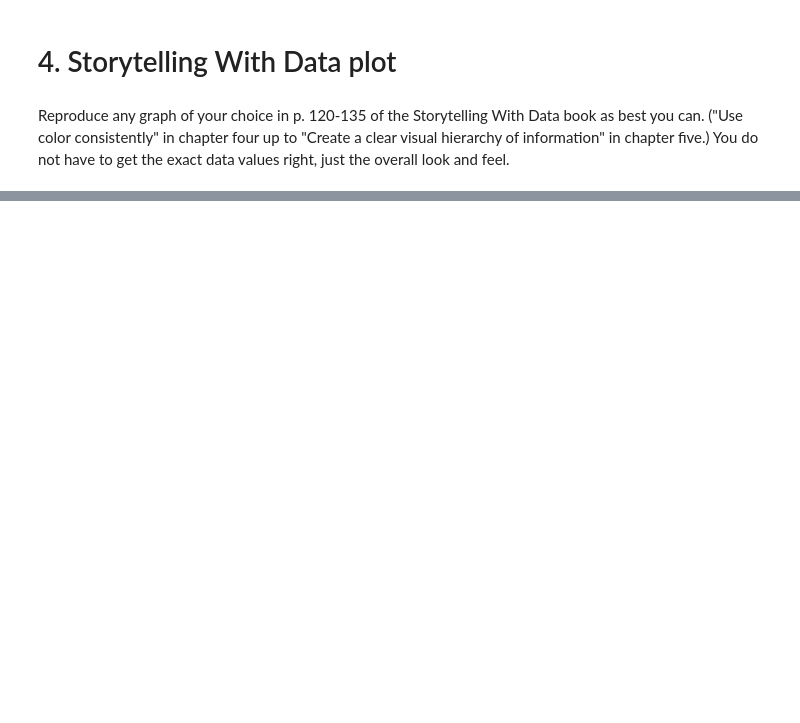
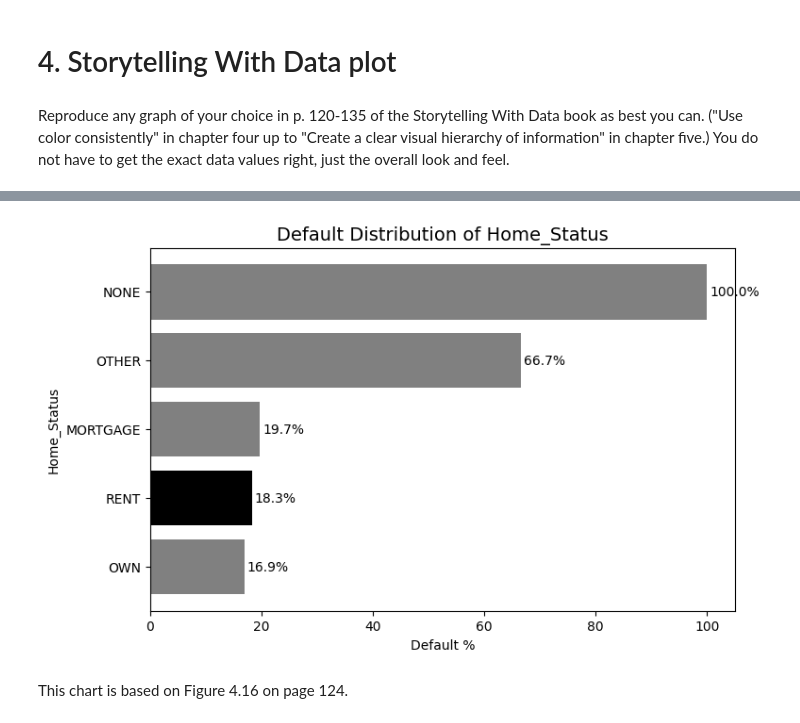
Before and after one commit to makenna-e/bu-cds-dx699s-summer-2025-assignments, a Jupyter notebook: OMDS-ModB2-Week8-Ehrlich-Makenna.ipynb, the cells around one changed output, grey strips where cells are left out. Saved outputs shown, nothing was run; the diff lists cells and outputs as text; code cells hidden in the pictures; blank space fills up the shorter version.

```diff
--- a/OMDS-ModB2-Week8-Ehrlich-Makenna.ipynb
+++ b/OMDS-ModB2-Week8-Ehrlich-Makenna.ipynb
@@ -322,3 +352,5 @@ Use linear regression to predict the milk price from the other two, the cheese p
 # 4. Storytelling With Data plot
 # %% [markdown]
 Reproduce any graph of your choice in p. 120-135 of the Storytelling With Data book as best you can.  ("Use color consistently" in chapter four up to "Create a clear visual hierarchy of information" in chapter five.)    You do not have to get the exact data values right, just the overall look and feel.
+# %%
+df_loan = pd.read_csv("Loan_Default_Data_Train.csv")
@@ -324,0 +367,35 @@ Reproduce any graph of your choice in p. 120-135 of the Storytelling With Data b
+# %%
+# Calculate percentage of defaults by housing type
+default_pct = df_loan.groupby('Home_Status')['Default'].mean() * 100
+default_pct = default_pct.sort_values(ascending=False).reset_index()
+default_pct.columns = ['Home_Status', 'Default_Percentage']
+
+# Want to highlight "RENT" in black, others in grey
+colors = ['black' if status == 'RENT' else 'grey' for status in default_pct['Home_Status']]
+
+# Plot horizontal bar chart
+plt.figure(figsize=(8, 5))
+bars = plt.barh(default_pct['Home_Status'], default_pct['Default_Percentage'], color=colors)
+
+# Add percentage labels for each bar
+for bar, pct in zip(bars, default_pct['Default_Percentage']):
+    plt.text(bar.get_width() + 0.5,
+             bar.get_y() + bar.get_height() / 2,
+             f"{pct:.1f}%",
+             va='center',
+             fontsize=10,
+             color='black')
+
+# Reverse y-axis for typical bar chart layout
+plt.gca().invert_yaxis()
+
+# Title and labels
+plt.title("Default Distribution of Home_Status", fontsize=14)
+plt.xlabel("Default %")
+plt.ylabel("Home_Status")
+
+plt.show()
+# %% [output]
+[figure, added]
+# %% [markdown]
+This chart is based on Figure 4.16 on page 124.
```
Also changed, not shown: parts of 8 cells of this notebook.
